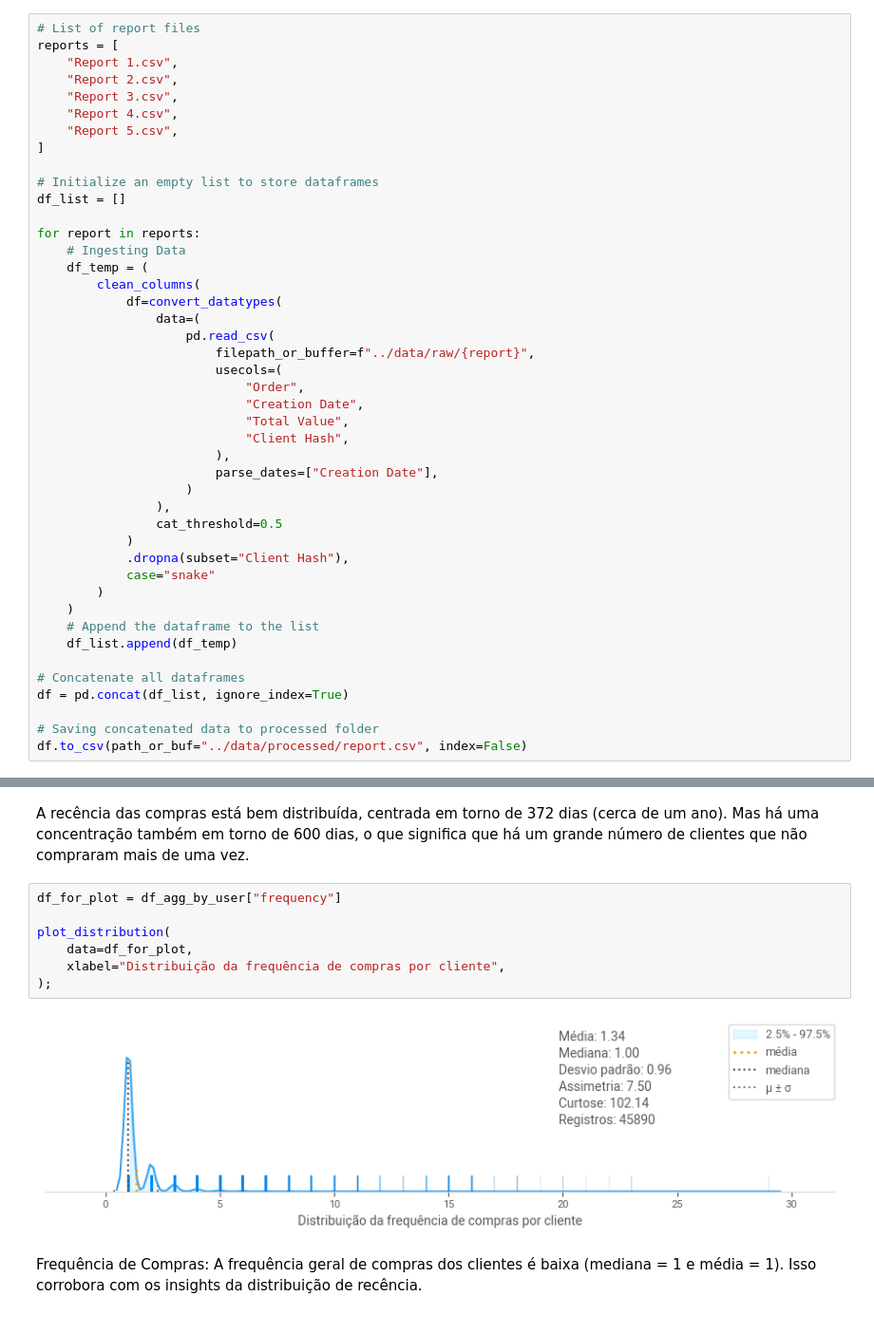
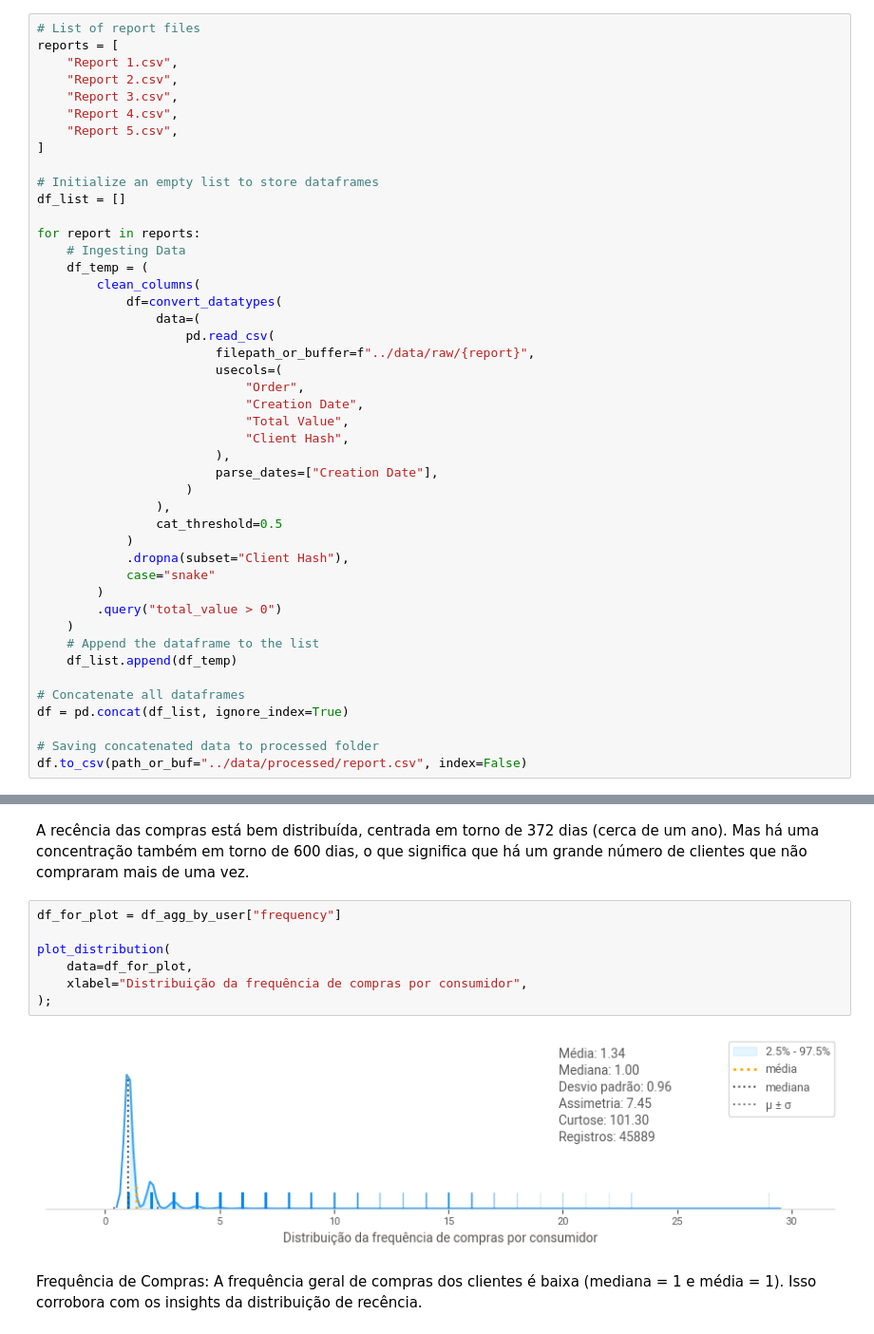
Before and after one commit to ewerthonk/ml-rfm-clustering, a Jupyter notebook: notebooks/1.0-eda.ipynb, the cells around one changed output, grey strips where cells are left out. Shown at 95% size. Saved outputs shown, nothing was run; the diff lists cells and outputs as text.

```diff
--- a/notebooks/1.0-eda.ipynb
+++ b/notebooks/1.0-eda.ipynb
@@ -199,6 +199,7 @@ for report in reports:
             .dropna(subset="Client Hash"),
             case="snake"
         )
+        .query("total_value > 0")
     )
     # Append the dataframe to the list
     df_list.append(df_temp)
@@ -450,12 +451,12 @@ A recência das compras está bem distribuída, centrada em torno de 372 dias (c
 # %%
 df_for_plot = df_agg_by_user["frequency"]
 
 plot_distribution(
     data=df_for_plot,
-    xlabel="Distribuição da frequência de compras por cliente",
+    xlabel="Distribuição da frequência de compras por consumidor",
 );
 # %% [output]
-[figure, old version]
+[figure, new version]
 # %% [markdown]
 Frequência de Compras: A frequência geral de compras dos clientes é baixa (mediana = 1 e média = 1). Isso corrobora com os insights da distribuição de recência.
 # %%
```
Also changed, not shown: parts of 5 cells of this notebook, 11 other files.
